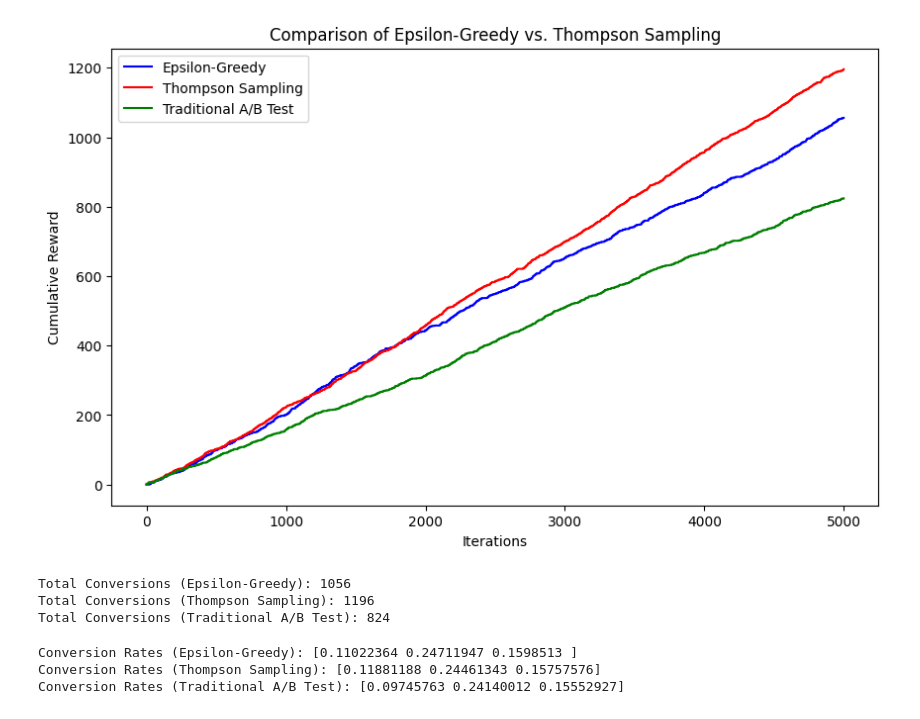
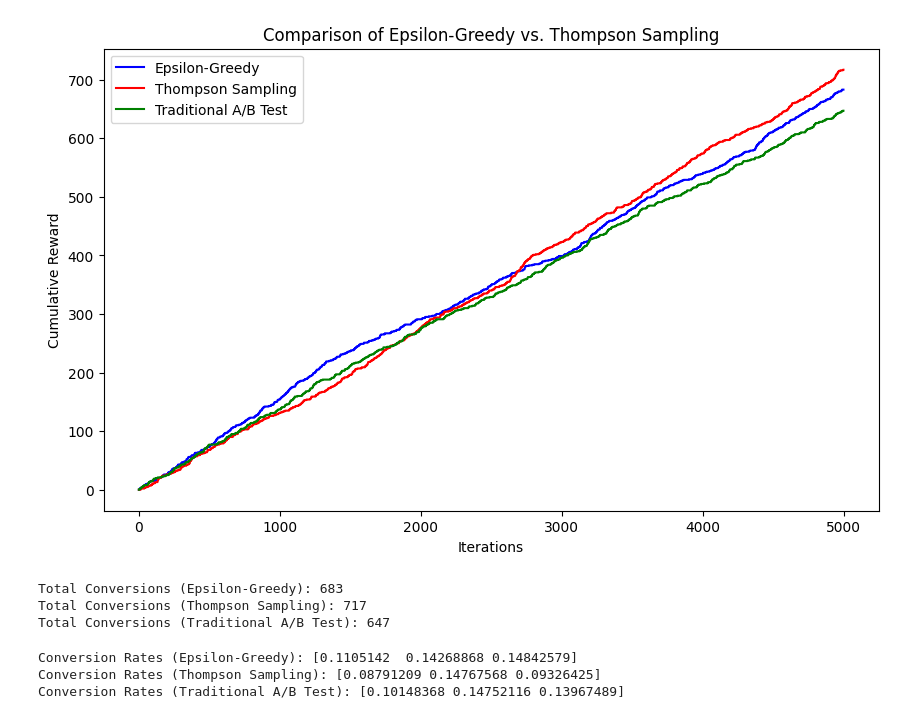
Before and after one commit to alexanderrvidal/Multi-Armed-Bandit, a Jupyter notebook: abc_test_MAB.ipynb, the cells around one changed output. Drawn from its saved outputs; the diff is of its cells as text; code cells hidden in the pictures.

```diff
--- a/abc_test_MAB.ipynb
+++ b/abc_test_MAB.ipynb
@@ -167,37 +167,37 @@ def reward_function(arm: int):
     :param arm: The arm (website version) selected.
     :return: Reward (number of conversions or success probability).
     """
-    conversion_rates = [0.1, 0.25, 0.15]  # Conversion rates for different website variants
+    conversion_rates = [0.1, 0.15, 0.13]  # Conversion rates for different website variants
     return np.random.binomial(1, conversion_rates[arm])  # Simulate a conversion (1 or 0)
 # %%
 
 # --- Main Execution ---
 num_arms = 3  # Let's say we have 3 different website versions in the A/B test
-epsilon = 0.2  # 10% exploration
+epsilon = 0.3  # 10% exploration
 visitors = 5000  # Simulate visitors interacting with the website
 
 # Create instances for both algorithms
 epsilon_bandit = EpsilonGreedyBandit(num_arms, epsilon)
 thompson_bandit = ThompsonSamplingBandit(num_arms)
 traditional = TraditionalABTest(num_arms)
 
 # Simulate the bandits
 epsilon_rewards, _ = epsilon_bandit.simulate(visitors, reward_function)
 thompson_rewards, _ = thompson_bandit.simulate(visitors, reward_function)
 tradional_rewards, _ = traditional.simulate(visitors, reward_function)
 
 # Plot the cumulative rewards for both strategies
 plt.figure(figsize=(10, 6))
 plt.plot(epsilon_rewards, label="Epsilon-Greedy", color='blue')
 plt.plot(thompson_rewards, label="Thompson Sampling", color='red')
 plt.plot(tradional_rewards, label="Traditional A/B Test", color='green')
 plt.xlabel("Iterations")
 plt.ylabel("Cumulative Reward")
 plt.title("Comparison of Epsilon-Greedy vs. Thompson Sampling")
 plt.legend()
 plt.show()
 # %% [output]
-[figure, old version]
+[figure, new version]
 # %%
 # Print the total number of conversions for each strategy
 
@@ -205,18 +205,18 @@ print("Total Conversions (Epsilon-Greedy):", epsilon_rewards[-1])
 print("Total Conversions (Thompson Sampling):", thompson_rewards[-1])
 print("Total Conversions (Traditional A/B Test):", tradional_rewards[-1])
 # %% [output]
-Total Conversions (Epsilon-Greedy): 1056
-Total Conversions (Thompson Sampling): 1196
-Total Conversions (Traditional A/B Test): 824
+Total Conversions (Epsilon-Greedy): 683
+Total Conversions (Thompson Sampling): 717
+Total Conversions (Traditional A/B Test): 647
 # %%
 # print the conversion rate for each arm for each strategy
 print("Conversion Rates (Epsilon-Greedy):", epsilon_bandit.conversions / epsilon_bandit.arm_counts)
 print("Conversion Rates (Thompson Sampling):", thompson_bandit.conversions / thompson_bandit.arm_counts)
 print("Conversion Rates (Traditional A/B Test):", traditional.conversions / traditional.arm_counts)
 # %% [output]
-Conversion Rates (Epsilon-Greedy): [0.11022364 0.24711947 0.1598513 ]
-Conversion Rates (Thompson Sampling): [0.11881188 0.24461343 0.15757576]
-Conversion Rates (Traditional A/B Test): [0.09745763 0.24140012 0.15552927]
+Conversion Rates (Epsilon-Greedy): [0.1105142  0.14268868 0.14842579]
+Conversion Rates (Thompson Sampling): [0.08791209 0.14767568 0.09326425]
+Conversion Rates (Traditional A/B Test): [0.10148368 0.14752116 0.13967489]
 # %%
 # plot the percentage allocation to each arm for each strategy
 plt.figure(figsize=(10, 6))
```
Also changed, not shown: parts of 5 cells of this notebook.
